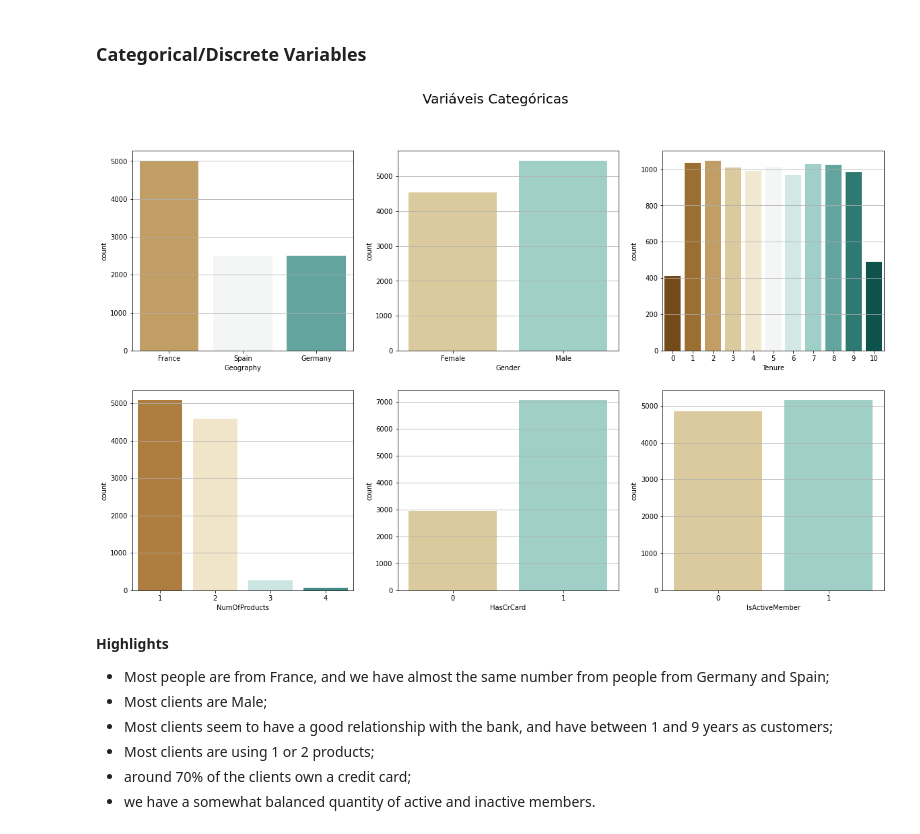
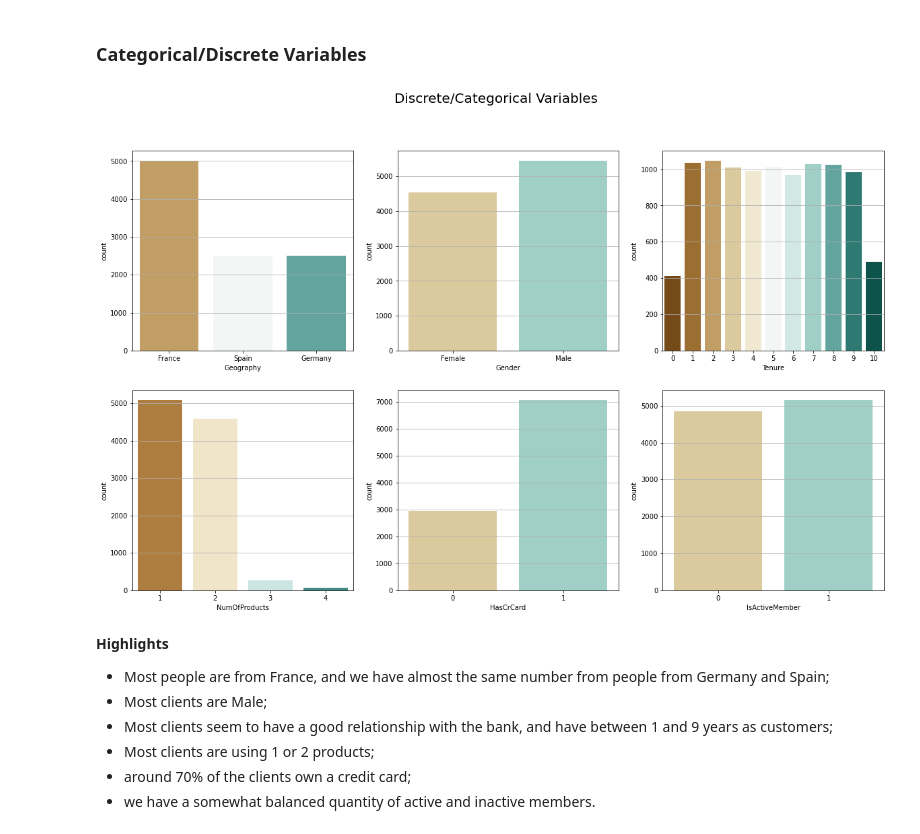
Before and after one commit to gperbone/Bank_Customer_Churn, a Jupyter notebook: bank_churn.ipynb, the cells around one changed output. Cells and saved outputs as stored; diff of their text form; code cells hidden in the pictures.

```diff
--- a/bank_churn.ipynb
+++ b/bank_churn.ipynb
@@ -170,29 +181,29 @@ df_bank_churn.head()
 # %%
 fig, ax = plt.subplots(2, 3, figsize=(20,12))
 
 sns.countplot(data=df_bank_churn, x='Geography', palette = 'BrBG', ax=ax[0,0])
 ax[0,0].grid(axis='y')
 
 sns.countplot(data=df_bank_churn, x='Gender', palette = 'BrBG', ax=ax[0,1])
 ax[0,1].grid(axis='y')
 
 sns.countplot(data=df_bank_churn, x='Tenure', palette = 'BrBG', ax=ax[0,2])
 ax[0,2].grid(axis='y')
 
 sns.countplot(data=df_bank_churn, x='NumOfProducts', palette = 'BrBG', ax=ax[1,0])
 ax[1,0].grid(axis='y')
 
 sns.countplot(data=df_bank_churn, x='HasCrCard', palette = 'BrBG', ax=ax[1,1])
 ax[1,1].grid(axis='y')
 
 sns.countplot(data=df_bank_churn, x='IsActiveMember', palette = 'BrBG', ax=ax[1,2])
 ax[1,2].grid(axis='y')
 
 
-plt.suptitle('Variáveis Categóricas', fontsize=20)
+plt.suptitle('Discrete/Categorical Variables', fontsize=20)
 plt.show()
 # %% [output]
-[figure, old version]
+[figure, new version]
 # %% [markdown]
 **Highlights**
 - Most people are from France, and we have almost the same number from people from Germany and Spain;
```
Also changed, not shown: parts of 48 cells of this notebook, 1 other file.
